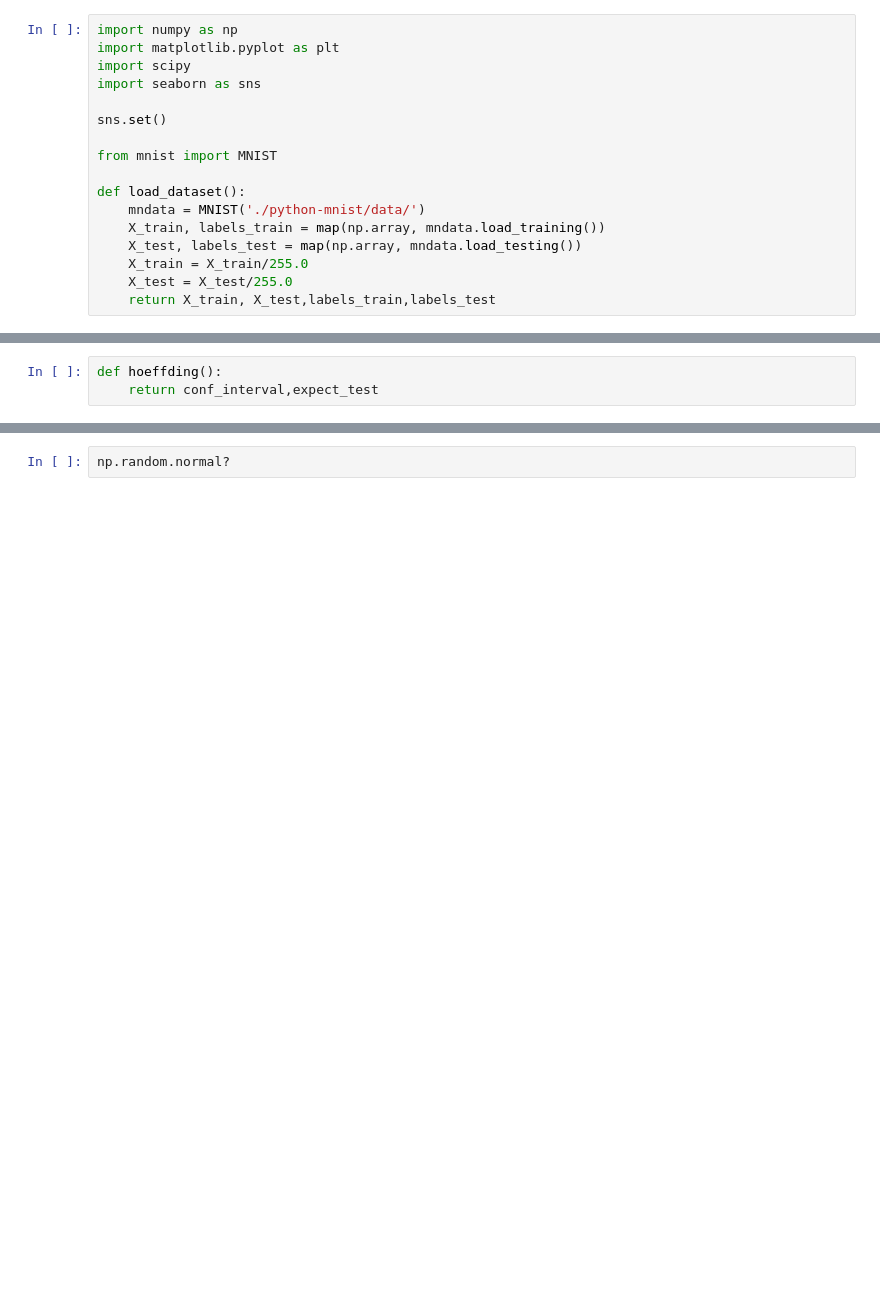
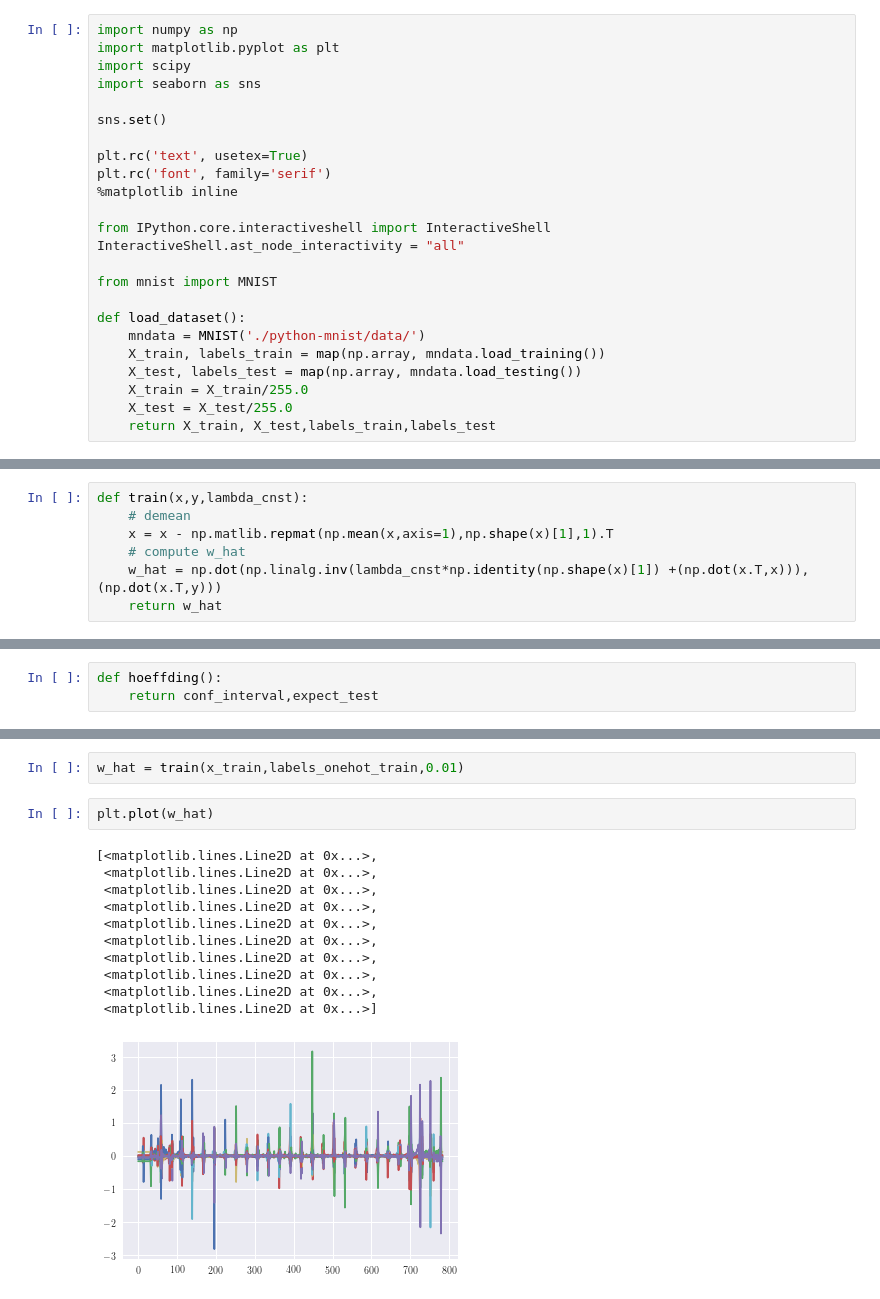
Before and after one commit to davidjuliancaldwell/machine-learning-class, a Jupyter notebook: hw1/hw1-prob5-notebook.ipynb, the cells around one changed output, grey strips where cells are left out. Drawn from its saved outputs; the diff is of its cells as text; blank space fills up the shorter version.

```diff
--- a/hw1/hw1-prob5-notebook.ipynb
+++ b/hw1/hw1-prob5-notebook.ipynb
@@ -5,6 +5,13 @@ import scipy
 import seaborn as sns
 
 sns.set()
+
+plt.rc('text', usetex=True)
+plt.rc('font', family='serif')
+%matplotlib inline
+
+from IPython.core.interactiveshell import InteractiveShell
+InteractiveShell.ast_node_interactivity = "all"
 
 from mnist import MNIST
 
@@ -38,3 +42,10 @@ def train(x,y,lambda_cnst):
+# %%
+def train(x,y,lambda_cnst):
+    # demean
+    x = x - np.matlib.repmat(np.mean(x,axis=1),np.shape(x)[1],1).T
+    # compute w_hat
+    w_hat = np.dot(np.linalg.inv(lambda_cnst*np.identity(np.shape(x)[1]) +(np.dot(x.T,x))),(np.dot(x.T,y)))
+    return w_hat
 # %%
 def predict(w,x_prime,y_prime):
     return classified
@@ -65,2 +66,16 @@ b = 2*np.pi*np.random.rand(p,d)
-# %%
-np.random.normal?
+# %%
+w_hat = train(x_train,labels_onehot_train,0.01)
+# %%
+plt.plot(w_hat)
+# %% [output]
+[<matplotlib.lines.Line2D at 0x...>,
+ <matplotlib.lines.Line2D at 0x...>,
+ <matplotlib.lines.Line2D at 0x...>,
+ <matplotlib.lines.Line2D at 0x...>,
+ <matplotlib.lines.Line2D at 0x...>,
+ <matplotlib.lines.Line2D at 0x...>,
+ <matplotlib.lines.Line2D at 0x...>,
+ <matplotlib.lines.Line2D at 0x...>,
+ <matplotlib.lines.Line2D at 0x...>,
+ <matplotlib.lines.Line2D at 0x...>]
+[figure, added]
```
Also changed, not shown: parts of 12 cells of this notebook.
